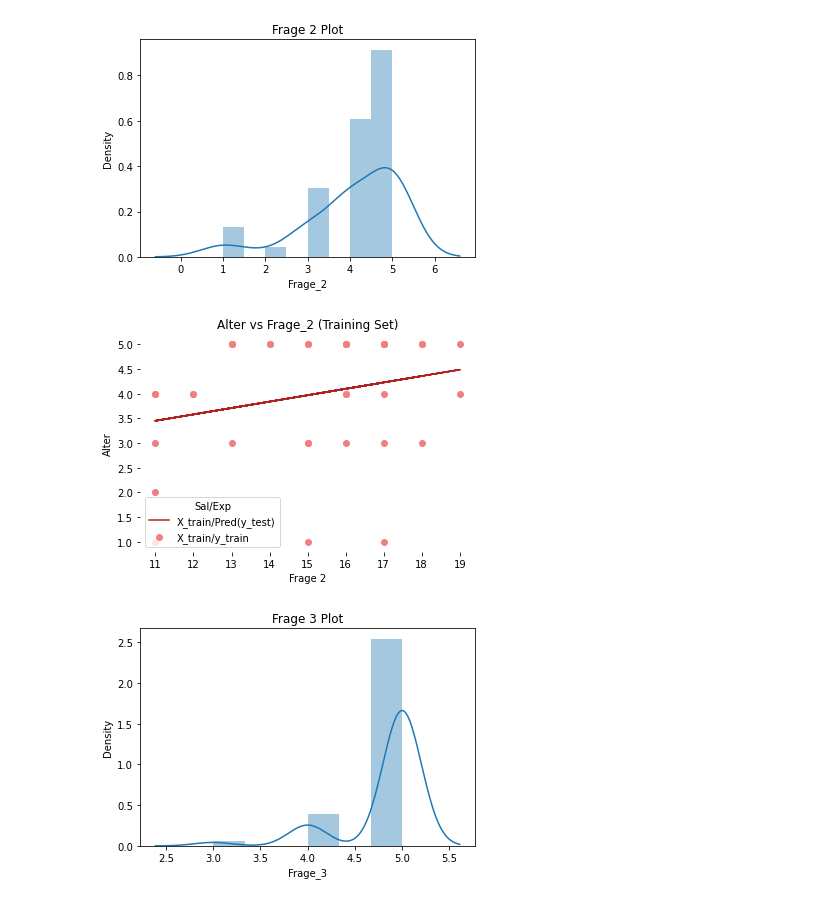
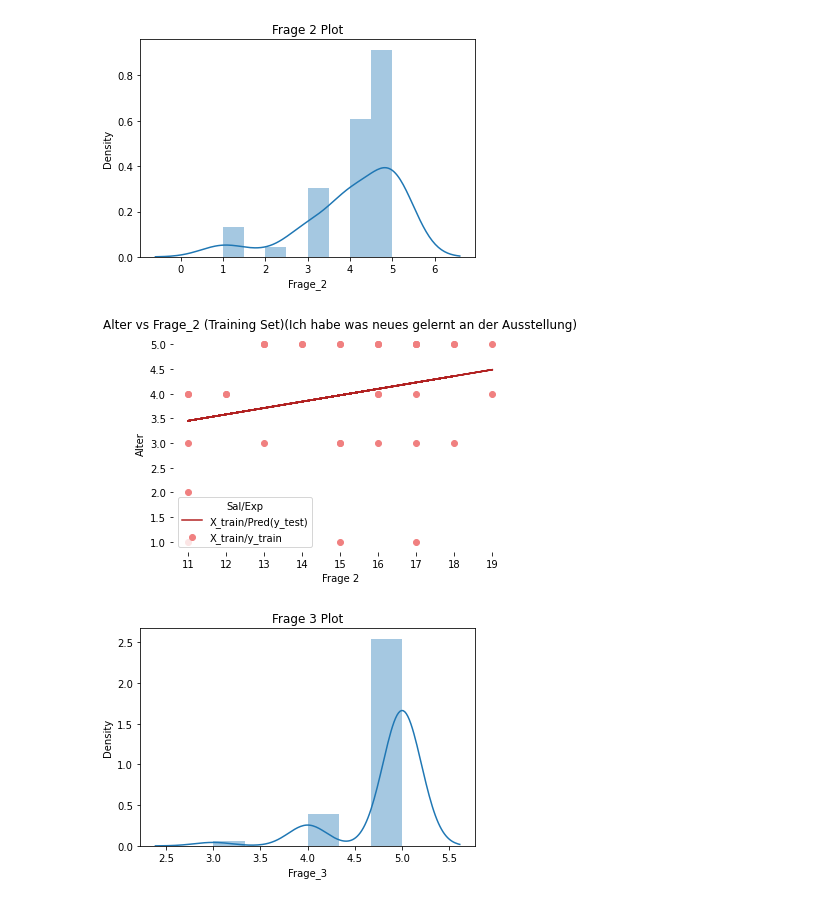
Before and after one commit to GO-Robot-FLL/Masterpiece_Forschung, a Jupyter notebook: Datenanalyse Teen Tech Expo.ipynb, the cells around one changed output. Saved outputs shown, nothing was run; the diff lists cells and outputs as text; code cells hidden in the pictures.

```diff
--- a/Datenanalyse Teen Tech Expo.ipynb
+++ b/Datenanalyse Teen Tech Expo.ipynb
@@ -203,34 +203,34 @@ plt.show()
 # %%
 #Linear regression of Frage 2
 # Splitting variables
 X = df.iloc[:,:1]
 y = df.iloc[:,2:3]
 
 
 X_train, X_test, y_train, y_test = train_test_split(X, y, test_size = 0.2, random_state = 0)
 #print(X_train, y_train)
 
 #Linear Regression Model
 regressor = LinearRegression()
 regressor.fit(X_train, y_train)
 
 # Prediction result
 y_pred_test = regressor.predict(X_test)     # predicted value of y_test
 y_pred_train = regressor.predict(X_train)   # predicted value of y_train
 
 #print(X_train, y_train)
 
 # Prediction on training set
 plt.scatter(X_train, y_train, color = 'lightcoral')
 plt.plot(X_train, y_pred_train, color = 'firebrick')
-plt.title('Alter vs Frage_2 (Training Set)')
+plt.title('Alter vs Frage_2 (Training Set)(Ich habe was neues gelernt an der Ausstellung)')
 plt.xlabel('Frage 2')
 plt.ylabel('Alter')
 plt.legend(['X_train/Pred(y_test)', 'X_train/y_train'], title = 'Sal/Exp', loc='best', facecolor='white')
 plt.box(False)
 plt.show()
 # %% [output]
-[figure, old version]
+[figure, new version]
 # %%
 #distribution plot Frage 3
 plt.title('Frage 3 Plot')
```
Also changed, not shown: parts of 4 cells of this notebook.
